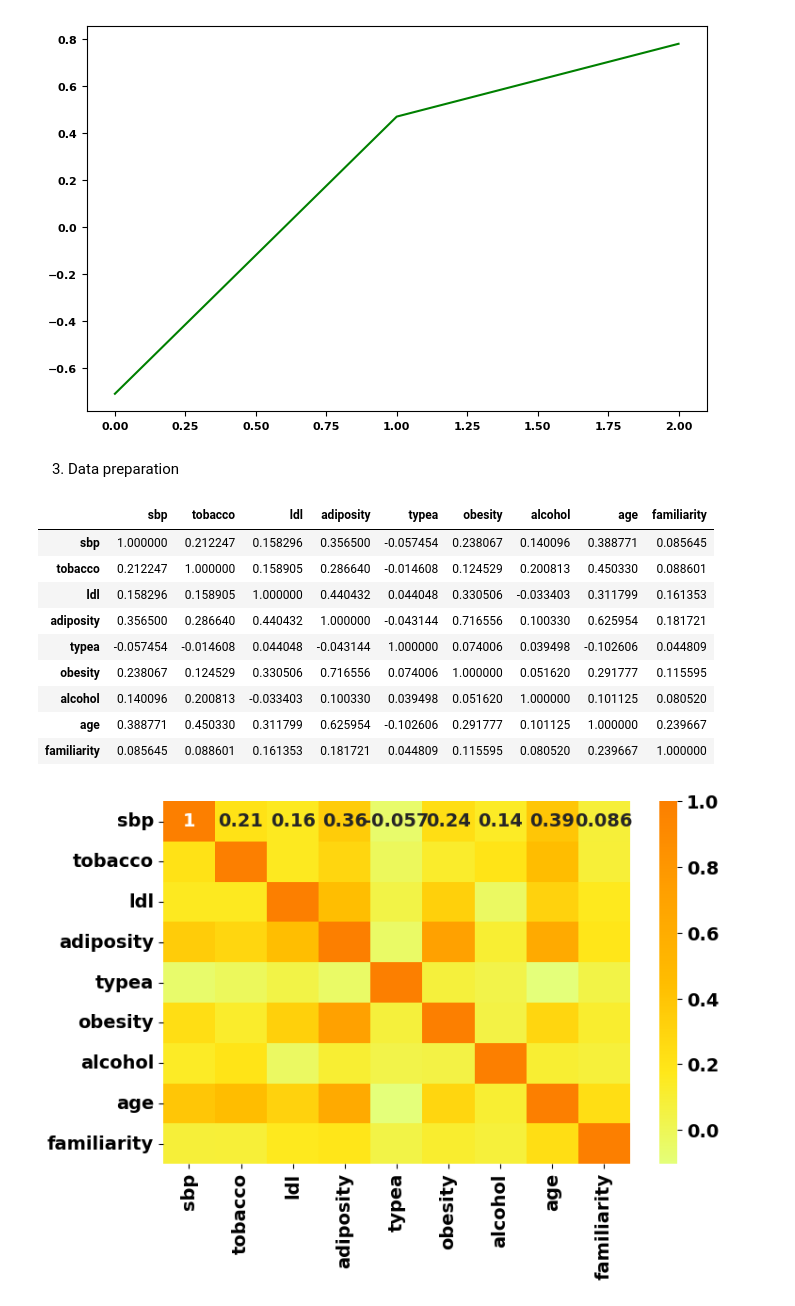
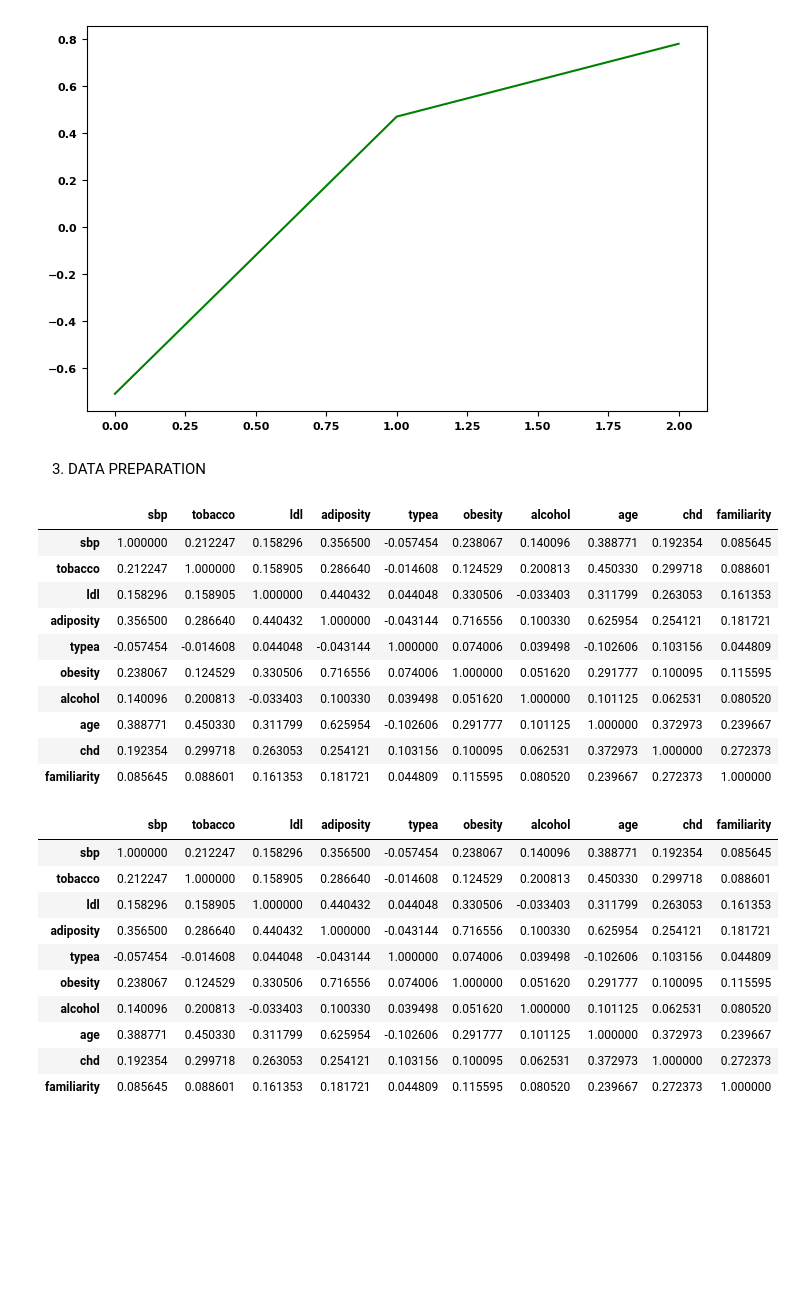
Before and after one commit to GPUK79/data-science-portfolio, a Jupyter notebook: o2_LinearMethodsForClassification.ipynb, the cells around one changed output. Saved outputs shown, nothing was run; the diff lists cells and outputs as text; code cells hidden in the pictures; blank space fills up the shorter version.

```diff
--- a/o2_LinearMethodsForClassification.ipynb
+++ b/o2_LinearMethodsForClassification.ipynb
@@ -193,29 +204,39 @@ dtype: float64)
 [figure]
 [figure]
 [figure]
-# %% [markdown]
-3. Data preparation
+# %% [markdown]
+3. DATA PREPARATION
 # %%
 df['familiarity'] = np.where(df['famhist'] == "Absent",0,np.where(df['famhist'] == "Present",1,-1))
 
 ds = df.drop(columns=['famhist'], axis=1)
 X = ds.drop(columns=['chd'], axis = 1)
 Y = ds['chd']
 
-
 # Correlation
-corr = X.corr()
+corr = ds.corr()
 display(corr)
-#sns.heatmap(corr, cmap = 'Wistia', annot= True);
+corr.style.background_gradient(cmap='coolwarm')
 # %% [output]
-|  | sbp | tobacco | ldl | adiposity | typea | obesity | alcohol | age | familiarity |
-| sbp | 1.000000 | 0.212247 | 0.158296 | 0.356500 | -0.057454 | 0.238067 | 0.140096 | 0.388771 | 0.085645 |
-| tobacco | 0.212247 | 1.000000 | 0.158905 | 0.286640 | -0.014608 | 0.124529 | 0.200813 | 0.450330 | 0.088601 |
-| ldl | 0.158296 | 0.158905 | 1.000000 | 0.440432 | 0.044048 | 0.330506 | -0.033403 | 0.311799 | 0.161353 |
-| adiposity | 0.356500 | 0.286640 | 0.440432 | 1.000000 | -0.043144 | 0.716556 | 0.100330 | 0.625954 | 0.181721 |
-| typea | -0.057454 | -0.014608 | 0.044048 | -0.043144 | 1.000000 | 0.074006 | 0.039498 | -0.102606 | 0.044809 |
-| obesity | 0.238067 | 0.124529 | 0.330506 | 0.716556 | 0.074006 | 1.000000 | 0.051620 | 0.291777 | 0.115595 |
-| alcohol | 0.140096 | 0.200813 | -0.033403 | 0.100330 | 0.039498 | 0.051620 | 1.000000 | 0.101125 | 0.080520 |
-| age | 0.388771 | 0.450330 | 0.311799 | 0.625954 | -0.102606 | 0.291777 | 0.101125 | 1.000000 | 0.239667 |
-| familiarity | 0.085645 | 0.088601 | 0.161353 | 0.181721 | 0.044809 | 0.115595 | 0.080520 | 0.239667 | 1.000000 |
+|  | sbp | tobacco | ldl | adiposity | typea | obesity | alcohol | age | chd | familiarity |
+| sbp | 1.000000 | 0.212247 | 0.158296 | 0.356500 | -0.057454 | 0.238067 | 0.140096 | 0.388771 | 0.192354 | 0.085645 |
+| tobacco | 0.212247 | 1.000000 | 0.158905 | 0.286640 | -0.014608 | 0.124529 | 0.200813 | 0.450330 | 0.299718 | 0.088601 |
+| ldl | 0.158296 | 0.158905 | 1.000000 | 0.440432 | 0.044048 | 0.330506 | -0.033403 | 0.311799 | 0.263053 | 0.161353 |
+| adiposity | 0.356500 | 0.286640 | 0.440432 | 1.000000 | -0.043144 | 0.716556 | 0.100330 | 0.625954 | 0.254121 | 0.181721 |
+| typea | -0.057454 | -0.014608 | 0.044048 | -0.043144 | 1.000000 | 0.074006 | 0.039498 | -0.102606 | 0.103156 | 0.044809 |
+| obesity | 0.238067 | 0.124529 | 0.330506 | 0.716556 | 0.074006 | 1.000000 | 0.051620 | 0.291777 | 0.100095 | 0.115595 |
+| alcohol | 0.140096 | 0.200813 | -0.033403 | 0.100330 | 0.039498 | 0.051620 | 1.000000 | 0.101125 | 0.062531 | 0.080520 |
+| age | 0.388771 | 0.450330 | 0.311799 | 0.625954 | -0.102606 | 0.291777 | 0.101125 | 1.000000 | 0.372973 | 0.239667 |
+| chd | 0.192354 | 0.299718 | 0.263053 | 0.254121 | 0.103156 | 0.100095 | 0.062531 | 0.372973 | 1.000000 | 0.272373 |
+| familiarity | 0.085645 | 0.088601 | 0.161353 | 0.181721 | 0.044809 | 0.115595 | 0.080520 | 0.239667 | 0.272373 | 1.000000 |
-[figure, removed]
+|  | sbp | tobacco | ldl | adiposity | typea | obesity | alcohol | age | chd | familiarity |
+| sbp | 1.000000 | 0.212247 | 0.158296 | 0.356500 | -0.057454 | 0.238067 | 0.140096 | 0.388771 | 0.192354 | 0.085645 |
+| tobacco | 0.212247 | 1.000000 | 0.158905 | 0.286640 | -0.014608 | 0.124529 | 0.200813 | 0.450330 | 0.299718 | 0.088601 |
+| ldl | 0.158296 | 0.158905 | 1.000000 | 0.440432 | 0.044048 | 0.330506 | -0.033403 | 0.311799 | 0.263053 | 0.161353 |
+| adiposity | 0.356500 | 0.286640 | 0.440432 | 1.000000 | -0.043144 | 0.716556 | 0.100330 | 0.625954 | 0.254121 | 0.181721 |
+| typea | -0.057454 | -0.014608 | 0.044048 | -0.043144 | 1.000000 | 0.074006 | 0.039498 | -0.102606 | 0.103156 | 0.044809 |
+| obesity | 0.238067 | 0.124529 | 0.330506 | 0.716556 | 0.074006 | 1.000000 | 0.051620 | 0.291777 | 0.100095 | 0.115595 |
+| alcohol | 0.140096 | 0.200813 | -0.033403 | 0.100330 | 0.039498 | 0.051620 | 1.000000 | 0.101125 | 0.062531 | 0.080520 |
+| age | 0.388771 | 0.450330 | 0.311799 | 0.625954 | -0.102606 | 0.291777 | 0.101125 | 1.000000 | 0.372973 | 0.239667 |
+| chd | 0.192354 | 0.299718 | 0.263053 | 0.254121 | 0.103156 | 0.100095 | 0.062531 | 0.372973 | 1.000000 | 0.272373 |
+| familiarity | 0.085645 | 0.088601 | 0.161353 | 0.181721 | 0.044809 | 0.115595 | 0.080520 | 0.239667 | 0.272373 | 1.000000 |
```
Also changed, not shown: parts of 12 cells of this notebook.
